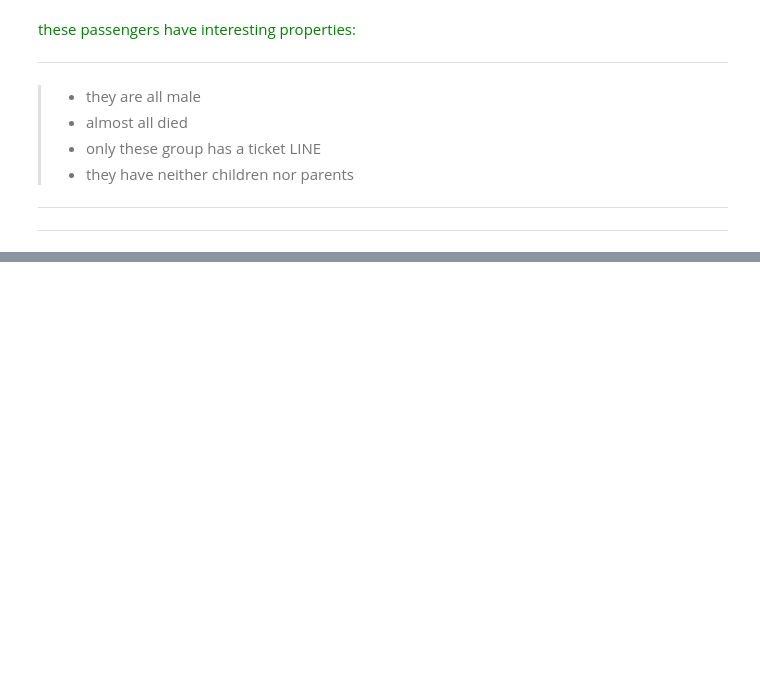
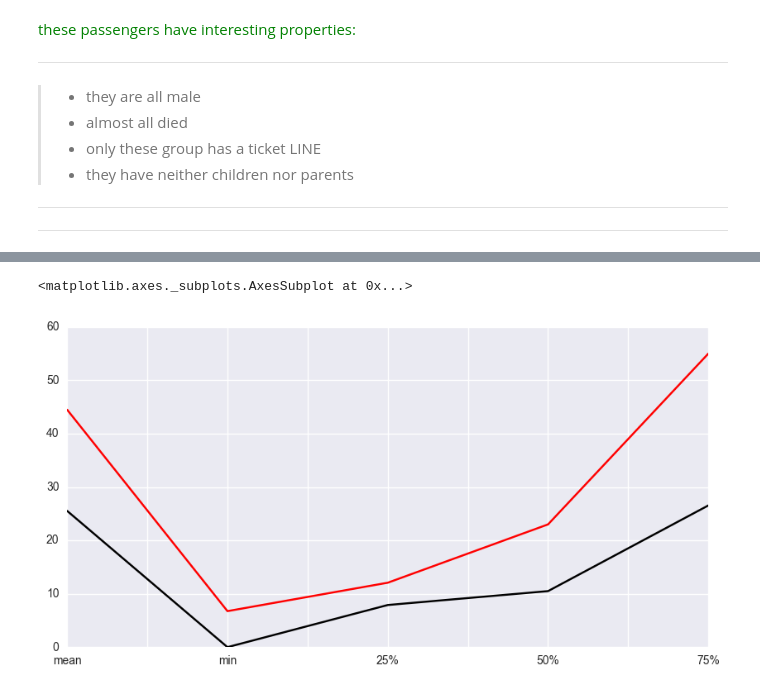
Before and after one commit to aulukbek/titanic, a Jupyter notebook: Univariate analysis.ipynb, the cells around one changed output, grey strips where cells are left out. Cells and saved outputs as stored; diff of their text form; code cells hidden in the pictures; blank space fills up the shorter version.

```diff
--- a/Univariate analysis.ipynb
+++ b/Univariate analysis.ipynb
@@ -137,0 +233,6 @@ Name: Pclass, dtype: int64
+# %%
+titanic[titanic.Sex == "male"]["Fare"].describe().ix[["mean", "min", "25%", "50%", "75%"]].plot(color = "black")
+titanic[titanic.Sex == "female"]["Fare"].describe().ix[["mean", "min", "25%", "50%", "75%"]].plot(color = "red")
+# %% [output]
+<matplotlib.axes._subplots.AxesSubplot at 0x...>
+[figure, added]
```
Also changed, not shown: parts of 20 cells of this notebook.
